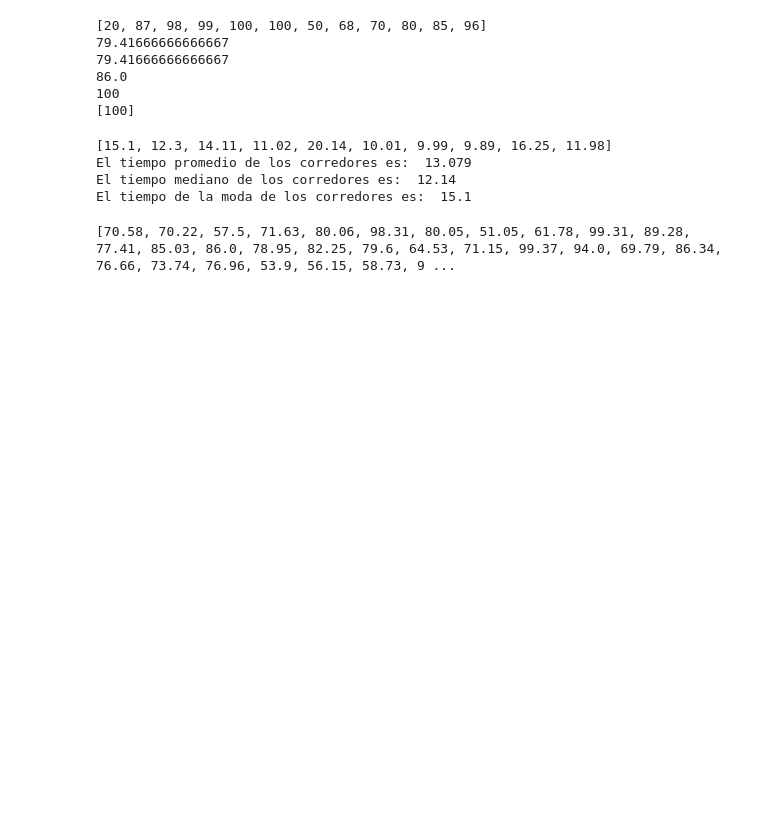
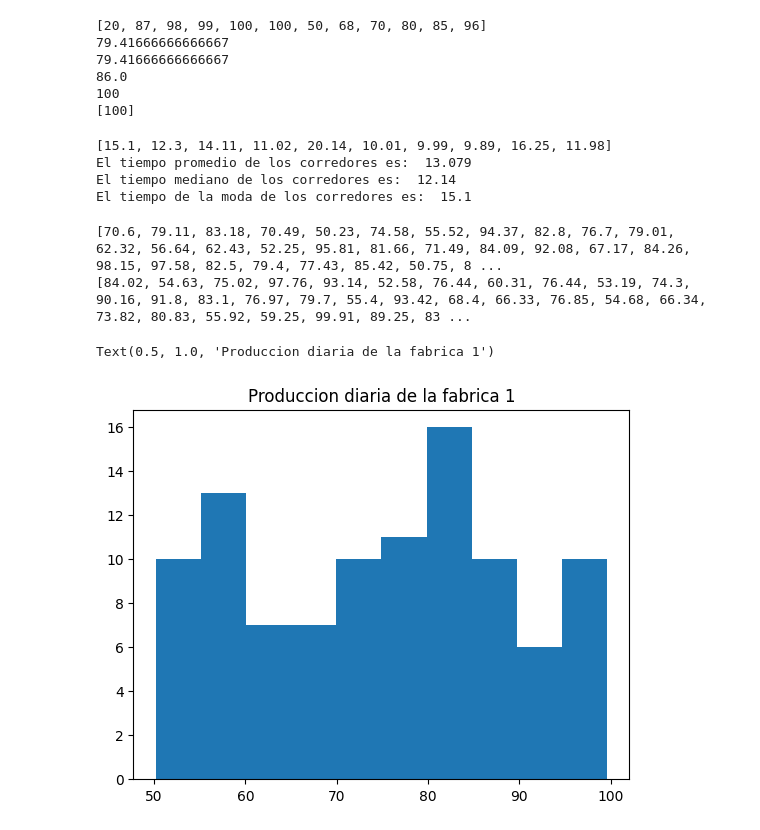
Before and after one commit to Jordy-HK/Probabilidad, a Jupyter notebook: Unidad1/Practica1.ipynb, the cells around one changed output. Saved outputs shown, nothing was run; the diff lists cells and outputs as text; code cells hidden in the pictures; blank space fills up the shorter version.

```diff
--- a/Unidad1/Practica1.ipynb
+++ b/Unidad1/Practica1.ipynb
@@ -48,5 +48,19 @@ for i in range(100):
   numero_aleatorio = round(random.uniform(50, 100), 2)
   fabrica1.append(numero_aleatorio)
 print(fabrica1)
+
+fabrica2 = []
+for i in range(100):
+  numero_aleatorio = round(random.uniform(50, 100), 2)
+  fabrica2.append(numero_aleatorio)
+print(fabrica2)
 # %% [output]
-[70.58, 70.22, 57.5, 71.63, 80.06, 98.31, 80.05, 51.05, 61.78, 99.31, 89.28, 77.41, 85.03, 86.0, 78.95, 82.25, 79.6, 64.53, 71.15, 99.37, 94.0, 69.79, 86.34, 76.66, 73.74, 76.96, 53.9, 56.15, 58.73, 9 ...
+[70.6, 79.11, 83.18, 70.49, 50.23, 74.58, 55.52, 94.37, 82.8, 76.7, 79.01, 62.32, 56.64, 62.43, 52.25, 95.81, 81.66, 71.49, 84.09, 92.08, 67.17, 84.26, 98.15, 97.58, 82.5, 79.4, 77.43, 85.42, 50.75, 8 ...
+[84.02, 54.63, 75.02, 97.76, 93.14, 52.58, 76.44, 60.31, 76.44, 53.19, 74.3, 90.16, 91.8, 83.1, 76.97, 79.7, 55.4, 93.42, 68.4, 66.33, 76.85, 54.68, 66.34, 73.82, 80.83, 55.92, 59.25, 99.91, 89.25, 83 ...
+# %%
+import matplotlib.pyplot as plt
+plt.hist(fabrica1)
+plt.title("Produccion diaria de la fabrica 1")
+# %% [output]
+Text(0.5, 1.0, 'Produccion diaria de la fabrica 1')
+[figure, added]
```
Also changed, not shown: parts of 2 cells of this notebook.
